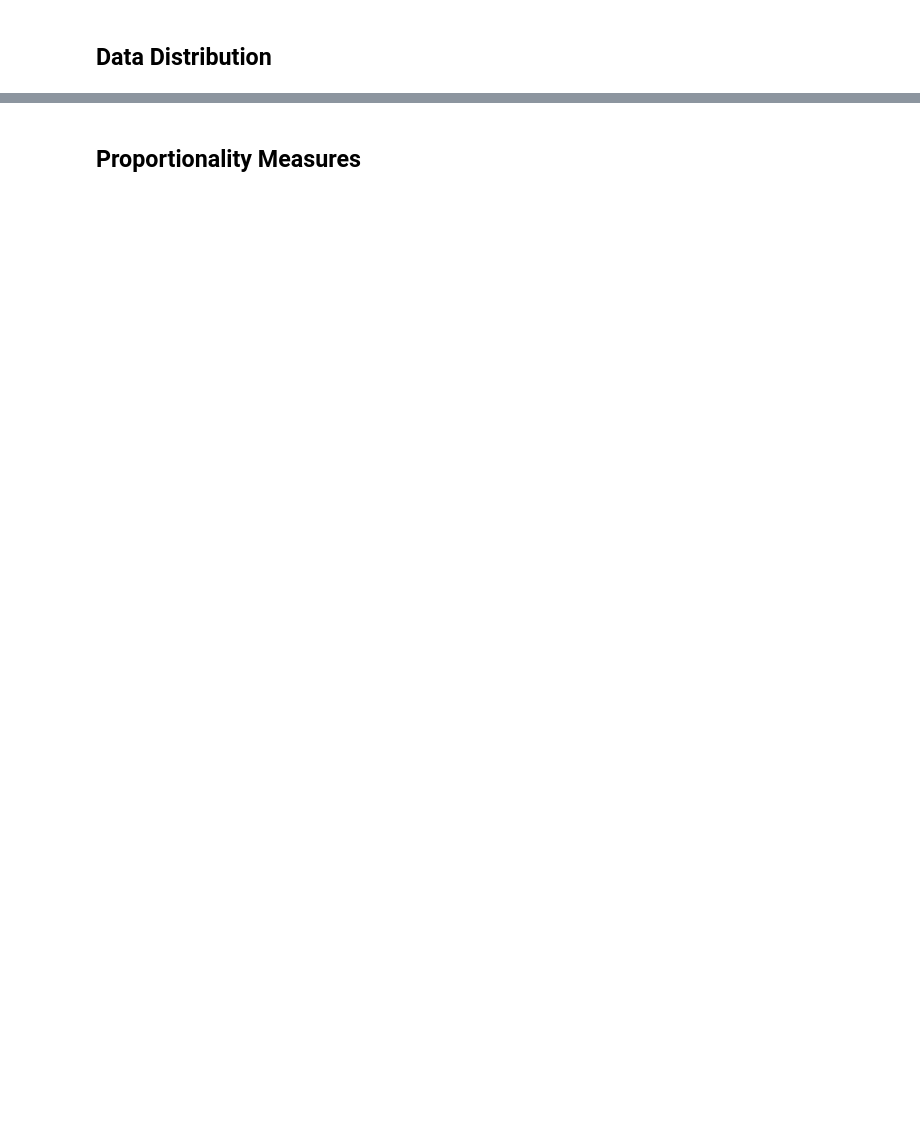
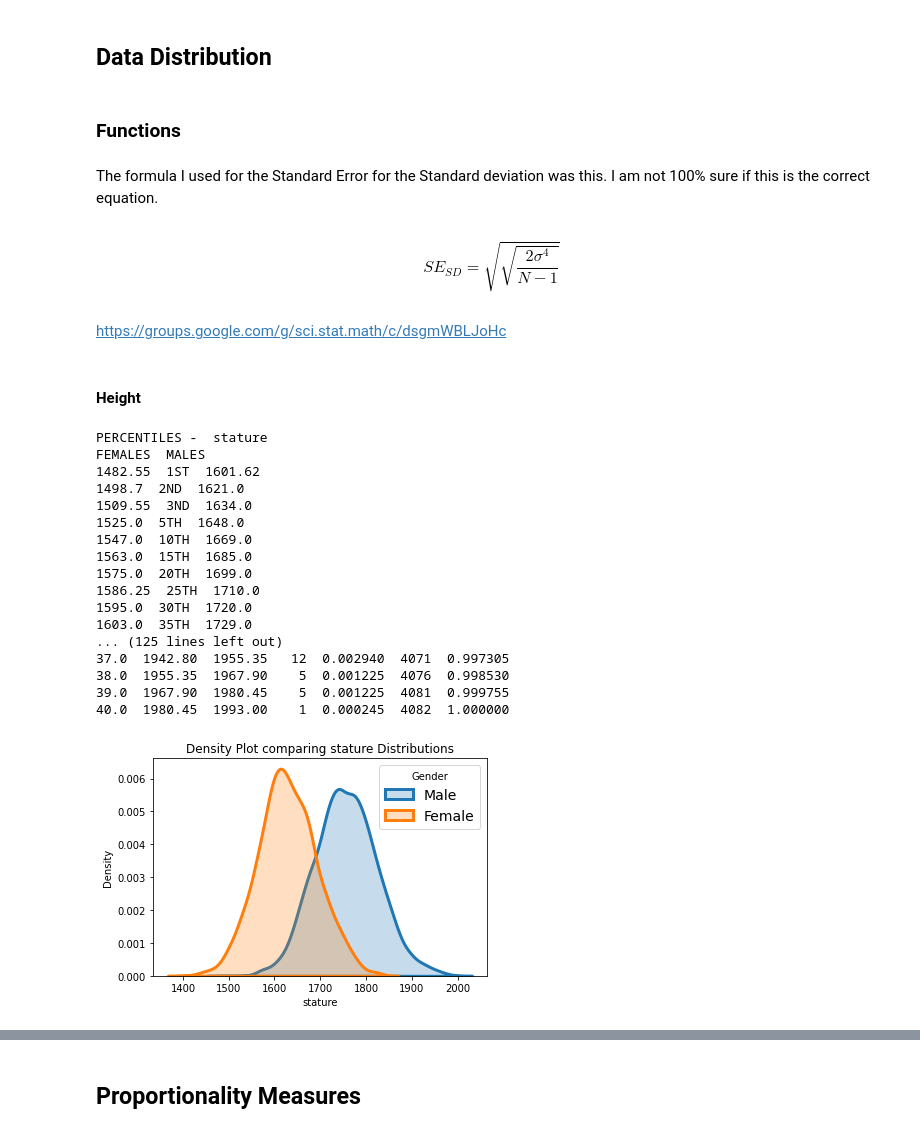
Before and after one commit to hkair/anthropometric-stats, a Jupyter notebook: analysis/ansur_analysis.ipynb, the cells around one changed output, grey strips where cells are left out. Cells and saved outputs as stored; diff of their text form; code cells hidden in the pictures; blank space fills up the shorter version.

Commit message:
Add statistic summaries and distribution plots

```diff
--- a/analysis/ansur_analysis.ipynb
+++ b/analysis/ansur_analysis.ipynb
@@ -290,2 +324,4 @@ Length: 61, dtype: int64
 # %% [markdown]
 ## Data Distribution
+# %% [markdown]
+### Functions
@@ -291,0 +401,40 @@ Length: 61, dtype: int64
+# %% [markdown]
+The formula I used for the Standard Error for the Standard deviation was this. I am not 100% sure if this is the correct equation.
+# %% [markdown]
+$$
+  SE_{SD} = \sqrt{\sqrt{\dfrac{2\sigma^4}{N-1}}}
+$$
+# %% [markdown]
+https://groups.google.com/g/sci.stat.math/c/dsgmWBLJoHc
+# %% [markdown]
+#### Height
+# %%
+percentiles('stature')
+print("\n")
+summary_stats('stature')
+print("\n")
+summary_stats('stature', "Male")
+print("\n")
+frequency_table('stature')
+print("\n")
+frequency_table('stature', "Male")
+plotDistribution('stature')
+# %% [output]
+PERCENTILES -  stature
+FEMALES  MALES
+1482.55  1ST  1601.62
+1498.7  2ND  1621.0
+1509.55  3ND  1634.0
+1525.0  5TH  1648.0
+1547.0  10TH  1669.0
+1563.0  15TH  1685.0
+1575.0  20TH  1699.0
+1586.25  25TH  1710.0
+1595.0  30TH  1720.0
+1603.0  35TH  1729.0
+... (125 lines left out)
+37.0  1942.80  1955.35   12  0.002940  4071  0.997305
+38.0  1955.35  1967.90    5  0.001225  4076  0.998530
+39.0  1967.90  1980.45    5  0.001225  4081  0.999755
+40.0  1980.45  1993.00    1  0.000245  4082  1.000000
+[figure, added]
```
Also changed, not shown: parts of 43 cells of this notebook.
